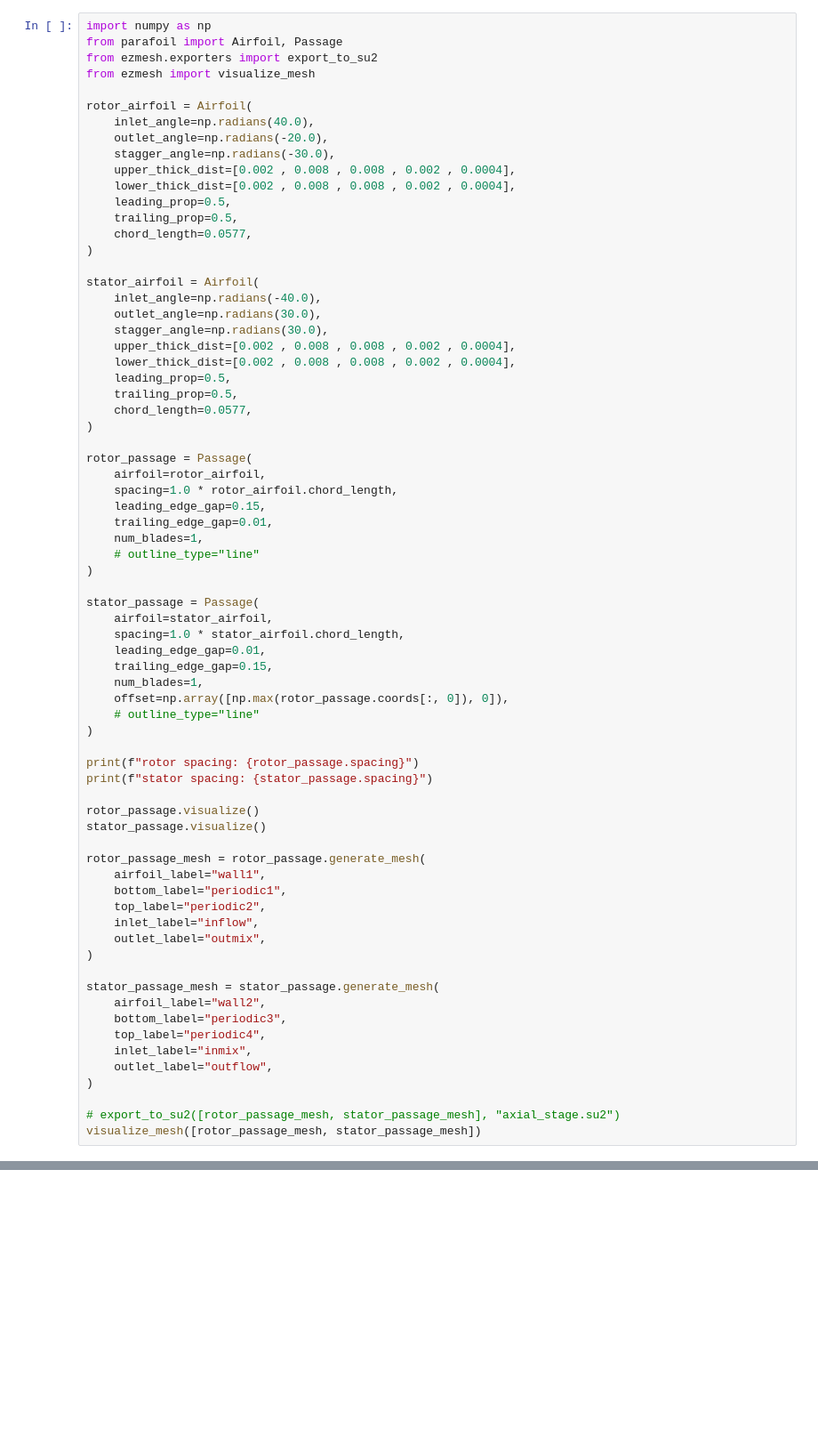
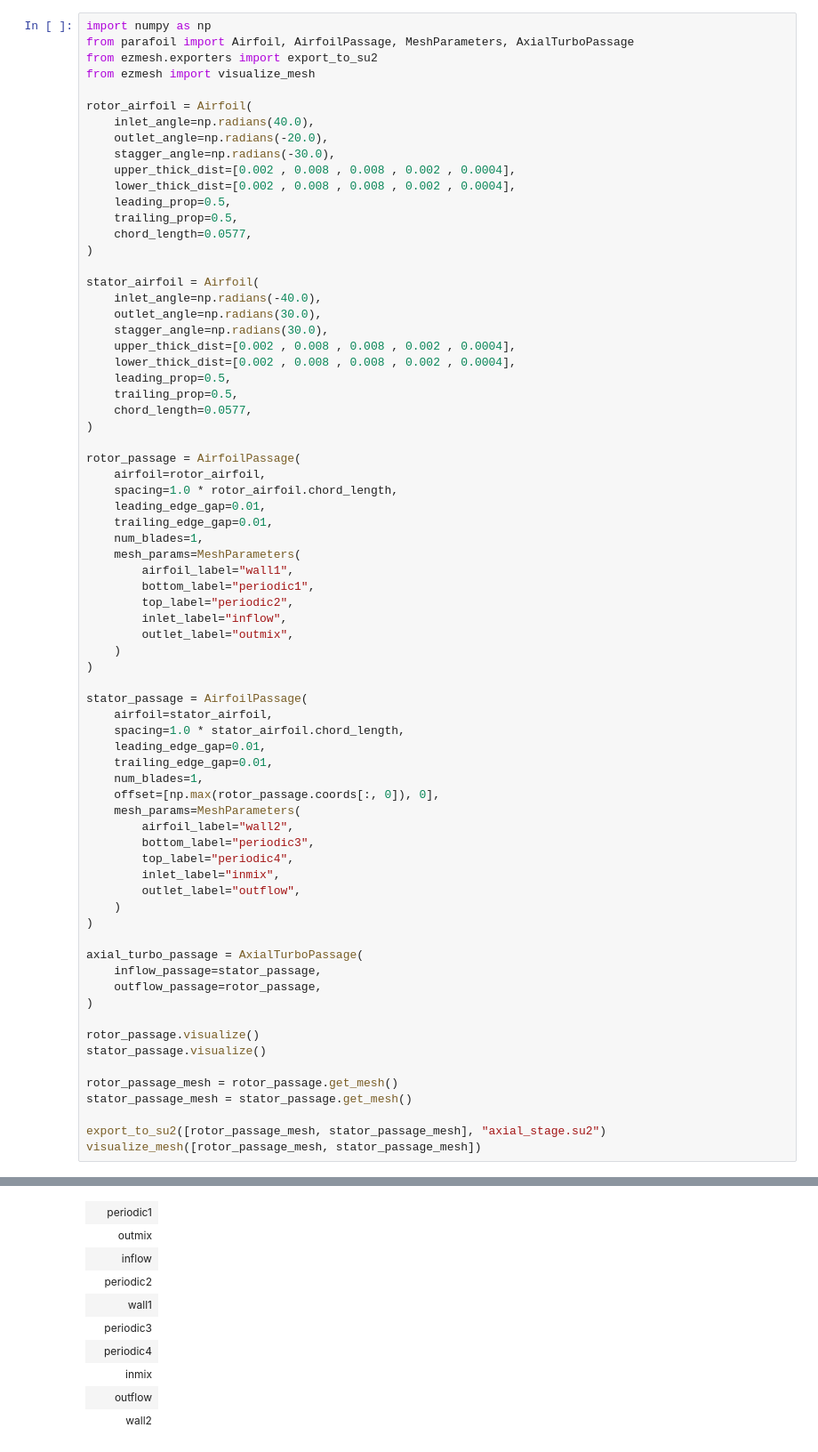
Before and after one commit to OpenOrion/parafoil, a Jupyter notebook: examples/axial_stage.ipynb, the cells around one changed output, grey strips where cells are left out. Shown at 89% size. Cells and saved outputs as stored; diff of their text form; blank space fills up the shorter version.

```diff
--- a/examples/axial_stage.ipynb
+++ b/examples/axial_stage.ipynb
@@ -3,7 +3,7 @@
 ![Axial Turbine](../assets/axial_turb.png)
 # %%
 import numpy as np
-from parafoil import Airfoil, Passage
+from parafoil import Airfoil, AirfoilPassage, MeshParameters, AxialTurboPassage
 from ezmesh.exporters import export_to_su2
 from ezmesh import visualize_mesh
 
@@ -29,47 +29,48 @@ stator_airfoil = Airfoil(
     chord_length=0.0577,
 )
 
-rotor_passage = Passage(
+rotor_passage = AirfoilPassage(
     airfoil=rotor_airfoil,
     spacing=1.0 * rotor_airfoil.chord_length,
-    leading_edge_gap=0.15,
+    leading_edge_gap=0.01,
     trailing_edge_gap=0.01,
     num_blades=1,
-    # outline_type="line"
+    mesh_params=MeshParameters(
+        airfoil_label="wall1",
+        bottom_label="periodic1",
+        top_label="periodic2",
+        inlet_label="inflow",
+        outlet_label="outmix",
+    )
 )
 
-stator_passage = Passage(
+stator_passage = AirfoilPassage(
     airfoil=stator_airfoil,
     spacing=1.0 * stator_airfoil.chord_length,
     leading_edge_gap=0.01,
-    trailing_edge_gap=0.15,
+    trailing_edge_gap=0.01,
     num_blades=1,
-    offset=np.array([np.max(rotor_passage.coords[:, 0]), 0]),
-    # outline_type="line"
+    offset=[np.max(rotor_passage.coords[:, 0]), 0],
+    mesh_params=MeshParameters(
+        airfoil_label="wall2",
+        bottom_label="periodic3",
+        top_label="periodic4",
+        inlet_label="inmix",
+        outlet_label="outflow",
+    )
 )
 
-print(f"rotor spacing: {rotor_passage.spacing}")
-print(f"stator spacing: {stator_passage.spacing}")
+axial_turbo_passage = AxialTurboPassage(
+    inflow_passage=stator_passage,
+    outflow_passage=rotor_passage,
+)
 
 rotor_passage.visualize()
 stator_passage.visualize()
 
-rotor_passage_mesh = rotor_passage.generate_mesh(
-    airfoil_label="wall1",
-    bottom_label="periodic1",
-    top_label="periodic2",
-    inlet_label="inflow",
-    outlet_label="outmix",
-)
+rotor_passage_mesh = rotor_passage.get_mesh()
+stator_passage_mesh = stator_passage.get_mesh()
 
-stator_passage_mesh = stator_passage.generate_mesh(
-    airfoil_label="wall2",
-    bottom_label="periodic3",
-    top_label="periodic4",
-    inlet_label="inmix",
-    outlet_label="outflow",
-)
-
-# export_to_su2([rotor_passage_mesh, stator_passage_mesh], "axial_stage.su2")
+export_to_su2([rotor_passage_mesh, stator_passage_mesh], "axial_stage.su2")
 visualize_mesh([rotor_passage_mesh, stator_passage_mesh])
 # %% [output]
@@ -100,0 +101,10 @@ Renderer(camera=PerspectiveCamera(aspect=1.3333333333333333, far=1000.0, near=0.
+|  | periodic1 |
+|  | outmix |
+|  | inflow |
+|  | periodic2 |
+|  | wall1 |
+|  | periodic3 |
+|  | periodic4 |
+|  | inmix |
+|  | outflow |
+|  | wall2 |
```
Also changed, not shown: parts of 3 cells of this notebook, 5 other files.
